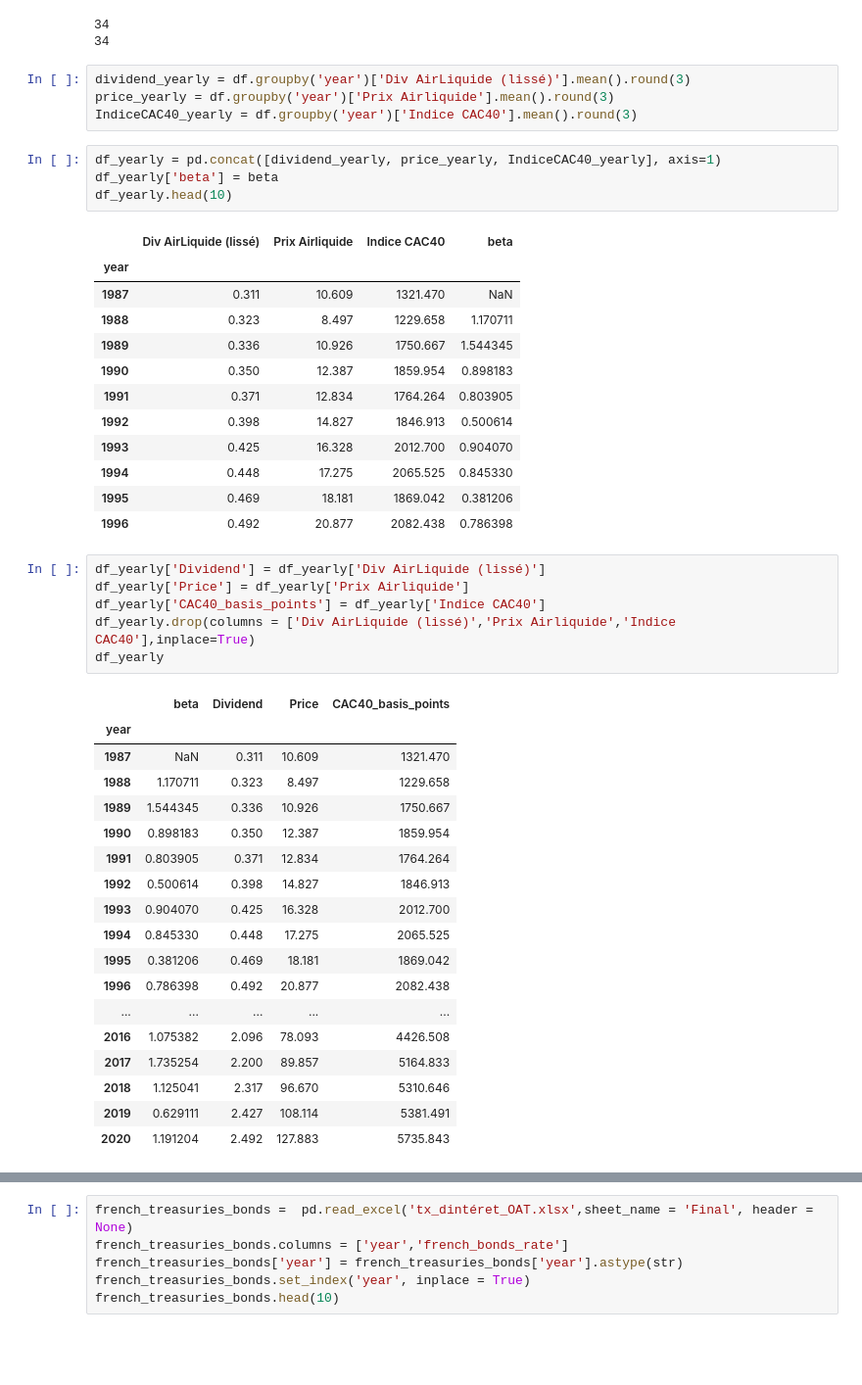
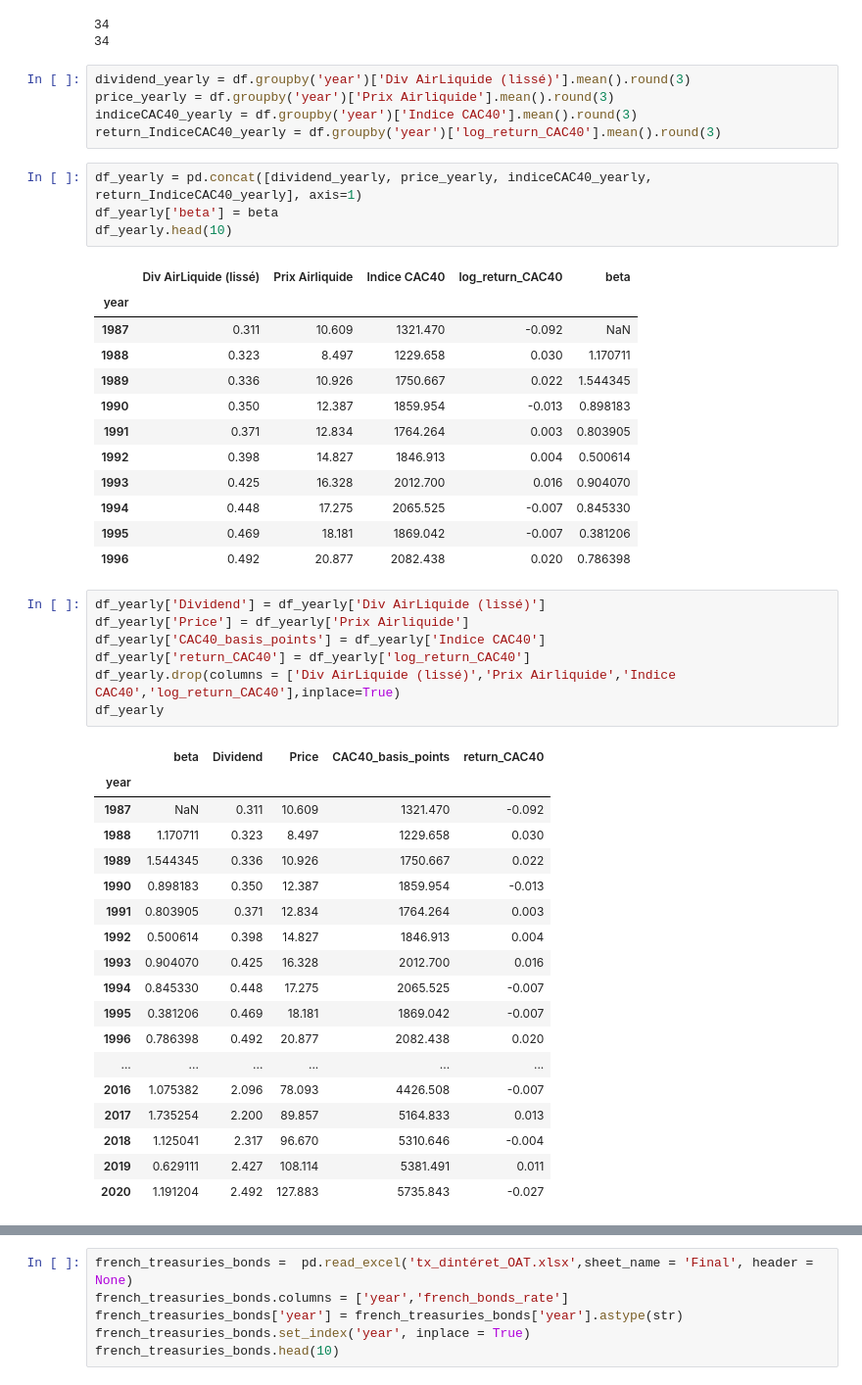
Before and after one commit to edgarkp/DividendModel, a Jupyter notebook: dividend-model.ipynb, the cells around one changed output, grey strips where cells are left out. Shown at 98% size. Drawn from its saved outputs; the diff is of its cells as text; blank space fills up the shorter version.

```diff
--- a/dividend-model.ipynb
+++ b/dividend-model.ipynb
@@ -123,46 +123,48 @@ print(len(years))
 # %%
 dividend_yearly = df.groupby('year')['Div AirLiquide (lissé)'].mean().round(3)
 price_yearly = df.groupby('year')['Prix Airliquide'].mean().round(3)
-IndiceCAC40_yearly = df.groupby('year')['Indice CAC40'].mean().round(3)
+indiceCAC40_yearly = df.groupby('year')['Indice CAC40'].mean().round(3)
+return_IndiceCAC40_yearly = df.groupby('year')['log_return_CAC40'].mean().round(3)
 # %%
-df_yearly = pd.concat([dividend_yearly, price_yearly, IndiceCAC40_yearly], axis=1)
+df_yearly = pd.concat([dividend_yearly, price_yearly, indiceCAC40_yearly, return_IndiceCAC40_yearly], axis=1)
 df_yearly['beta'] = beta
 df_yearly.head(10)
 # %% [output]
-|  | Div AirLiquide (lissé) | Prix Airliquide | Indice CAC40 | beta |
-| year |  |  |  |  |
-| 1987 | 0.311 | 10.609 | 1321.470 | NaN |
-| 1988 | 0.323 | 8.497 | 1229.658 | 1.170711 |
-| 1989 | 0.336 | 10.926 | 1750.667 | 1.544345 |
-| 1990 | 0.350 | 12.387 | 1859.954 | 0.898183 |
-| 1991 | 0.371 | 12.834 | 1764.264 | 0.803905 |
-| 1992 | 0.398 | 14.827 | 1846.913 | 0.500614 |
-| 1993 | 0.425 | 16.328 | 2012.700 | 0.904070 |
-| 1994 | 0.448 | 17.275 | 2065.525 | 0.845330 |
-| 1995 | 0.469 | 18.181 | 1869.042 | 0.381206 |
-| 1996 | 0.492 | 20.877 | 2082.438 | 0.786398 |
+|  | Div AirLiquide (lissé) | Prix Airliquide | Indice CAC40 | log_return_CAC40 | beta |
+| year |  |  |  |  |  |
+| 1987 | 0.311 | 10.609 | 1321.470 | -0.092 | NaN |
+| 1988 | 0.323 | 8.497 | 1229.658 | 0.030 | 1.170711 |
+| 1989 | 0.336 | 10.926 | 1750.667 | 0.022 | 1.544345 |
+| 1990 | 0.350 | 12.387 | 1859.954 | -0.013 | 0.898183 |
+| 1991 | 0.371 | 12.834 | 1764.264 | 0.003 | 0.803905 |
+| 1992 | 0.398 | 14.827 | 1846.913 | 0.004 | 0.500614 |
+| 1993 | 0.425 | 16.328 | 2012.700 | 0.016 | 0.904070 |
+| 1994 | 0.448 | 17.275 | 2065.525 | -0.007 | 0.845330 |
+| 1995 | 0.469 | 18.181 | 1869.042 | -0.007 | 0.381206 |
+| 1996 | 0.492 | 20.877 | 2082.438 | 0.020 | 0.786398 |
 # %%
 df_yearly['Dividend'] = df_yearly['Div AirLiquide (lissé)']
 df_yearly['Price'] = df_yearly['Prix Airliquide']
 df_yearly['CAC40_basis_points'] = df_yearly['Indice CAC40']
-df_yearly.drop(columns = ['Div AirLiquide (lissé)','Prix Airliquide','Indice CAC40'],inplace=True)
+df_yearly['return_CAC40'] = df_yearly['log_return_CAC40']
+df_yearly.drop(columns = ['Div AirLiquide (lissé)','Prix Airliquide','Indice CAC40','log_return_CAC40'],inplace=True)
 df_yearly
 # %% [output]
-|  | beta | Dividend | Price | CAC40_basis_points |
-| year |  |  |  |  |
-| 1987 | NaN | 0.311 | 10.609 | 1321.470 |
-| 1988 | 1.170711 | 0.323 | 8.497 | 1229.658 |
-| 1989 | 1.544345 | 0.336 | 10.926 | 1750.667 |
-| 1990 | 0.898183 | 0.350 | 12.387 | 1859.954 |
-| 1991 | 0.803905 | 0.371 | 12.834 | 1764.264 |
-| 1992 | 0.500614 | 0.398 | 14.827 | 1846.913 |
-| 1993 | 0.904070 | 0.425 | 16.328 | 2012.700 |
-| 1994 | 0.845330 | 0.448 | 17.275 | 2065.525 |
-| 1995 | 0.381206 | 0.469 | 18.181 | 1869.042 |
-| 1996 | 0.786398 | 0.492 | 20.877 | 2082.438 |
-| ... | ... | ... | ... | ... |
-| 2016 | 1.075382 | 2.096 | 78.093 | 4426.508 |
-| 2017 | 1.735254 | 2.200 | 89.857 | 5164.833 |
-| 2018 | 1.125041 | 2.317 | 96.670 | 5310.646 |
-| 2019 | 0.629111 | 2.427 | 108.114 | 5381.491 |
-| 2020 | 1.191204 | 2.492 | 127.883 | 5735.843 |
+|  | beta | Dividend | Price | CAC40_basis_points | return_CAC40 |
+| year |  |  |  |  |  |
+| 1987 | NaN | 0.311 | 10.609 | 1321.470 | -0.092 |
+| 1988 | 1.170711 | 0.323 | 8.497 | 1229.658 | 0.030 |
+| 1989 | 1.544345 | 0.336 | 10.926 | 1750.667 | 0.022 |
+| 1990 | 0.898183 | 0.350 | 12.387 | 1859.954 | -0.013 |
+| 1991 | 0.803905 | 0.371 | 12.834 | 1764.264 | 0.003 |
+| 1992 | 0.500614 | 0.398 | 14.827 | 1846.913 | 0.004 |
+| 1993 | 0.904070 | 0.425 | 16.328 | 2012.700 | 0.016 |
+| 1994 | 0.845330 | 0.448 | 17.275 | 2065.525 | -0.007 |
+| 1995 | 0.381206 | 0.469 | 18.181 | 1869.042 | -0.007 |
+| 1996 | 0.786398 | 0.492 | 20.877 | 2082.438 | 0.020 |
+| ... | ... | ... | ... | ... | ... |
+| 2016 | 1.075382 | 2.096 | 78.093 | 4426.508 | -0.007 |
+| 2017 | 1.735254 | 2.200 | 89.857 | 5164.833 | 0.013 |
+| 2018 | 1.125041 | 2.317 | 96.670 | 5310.646 | -0.004 |
+| 2019 | 0.629111 | 2.427 | 108.114 | 5381.491 | 0.011 |
+| 2020 | 1.191204 | 2.492 | 127.883 | 5735.843 | -0.027 |
```
Also changed, not shown: parts of 16 cells of this notebook, 2 other files.
